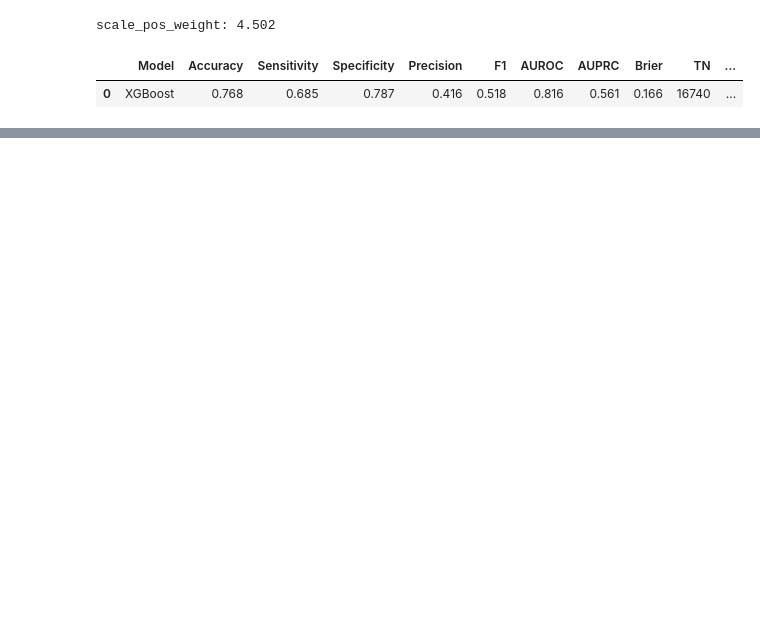
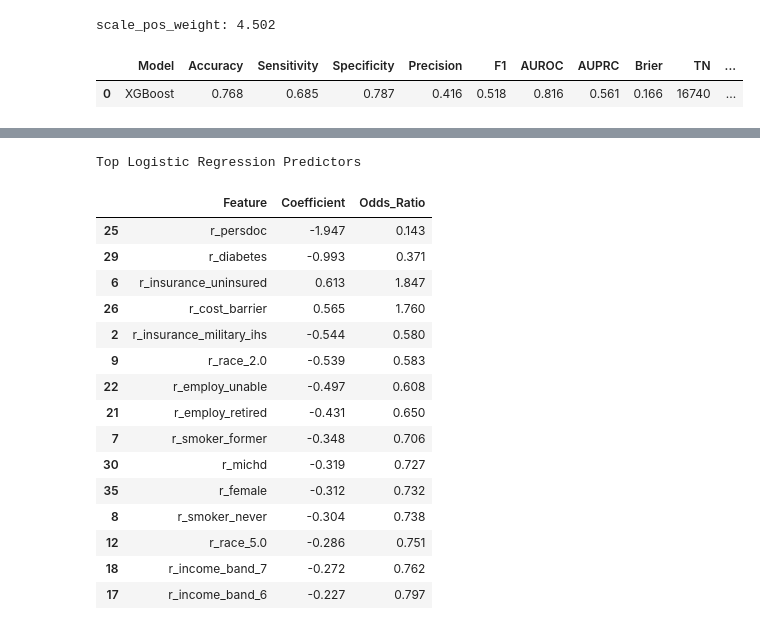
Before and after one commit to chuatzeyee/ISSS623-G1, a Jupyter notebook: notebooks/ModelDevelopment.ipynb, the cells around one changed output, grey strips where cells are left out. Saved outputs shown, nothing was run; the diff lists cells and outputs as text; code cells hidden in the pictures; blank space fills up the shorter version.

```diff
--- a/notebooks/ModelDevelopment.ipynb
+++ b/notebooks/ModelDevelopment.ipynb
@@ -606,0 +428,43 @@ TLDR: The results suggest that XGBoost is the preferred model for predictive per
+# %%
+lr_results = pd.DataFrame({
+    "Feature": FEATURE_NAMES,
+    "Coefficient": logistic_regression.coef_[0]
+})
+
+lr_results["Odds_Ratio"] = np.exp(lr_results["Coefficient"])
+lr_results["Abs_Coefficient"] = lr_results["Coefficient"].abs()
+
+lr_results = lr_results.sort_values(
+    "Abs_Coefficient",
+    ascending=False
+)
+
+lr_results.to_csv(
+    RESULTS / "logistic_regression_odds_ratios.csv",
+    index=False
+)
+
+print("Top Logistic Regression Predictors")
+display(
+    lr_results[
+        ["Feature", "Coefficient", "Odds_Ratio"]
+    ].head(15).round(3)
+)
+# %% [output]
+Top Logistic Regression Predictors
+|  | Feature | Coefficient | Odds_Ratio |
+| 25 | r_persdoc | -1.947 | 0.143 |
+| 29 | r_diabetes | -0.993 | 0.371 |
+| 6 | r_insurance_uninsured | 0.613 | 1.847 |
+| 26 | r_cost_barrier | 0.565 | 1.760 |
+| 2 | r_insurance_military_ihs | -0.544 | 0.580 |
+| 9 | r_race_2.0 | -0.539 | 0.583 |
+| 22 | r_employ_unable | -0.497 | 0.608 |
+| 21 | r_employ_retired | -0.431 | 0.650 |
+| 7 | r_smoker_former | -0.348 | 0.706 |
+| 30 | r_michd | -0.319 | 0.727 |
+| 35 | r_female | -0.312 | 0.732 |
+| 8 | r_smoker_never | -0.304 | 0.738 |
+| 12 | r_race_5.0 | -0.286 | 0.751 |
+| 18 | r_income_band_7 | -0.272 | 0.762 |
+| 17 | r_income_band_6 | -0.227 | 0.797 |
```
Also changed, not shown: parts of 54 cells of this notebook.
